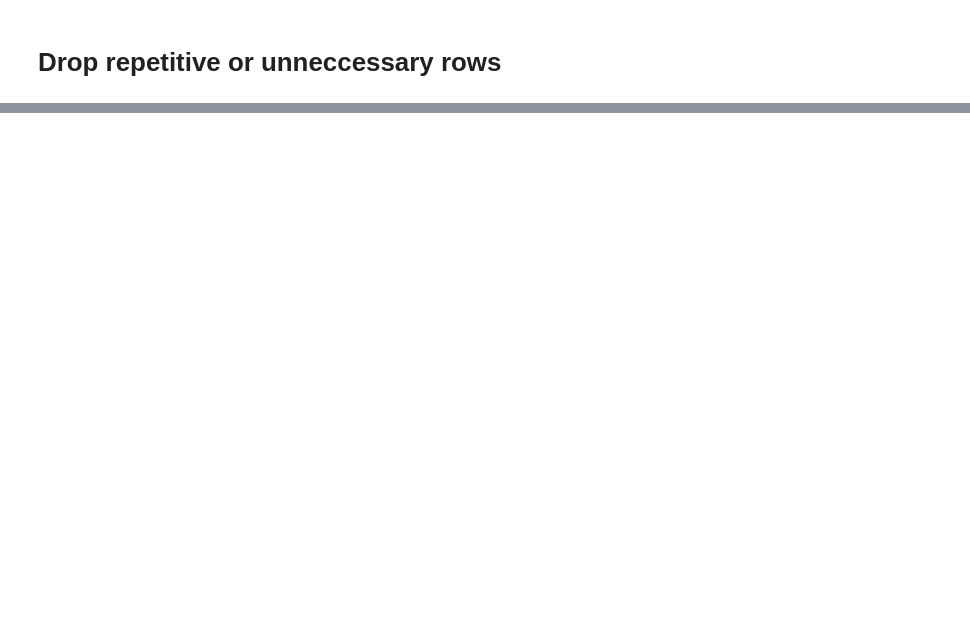
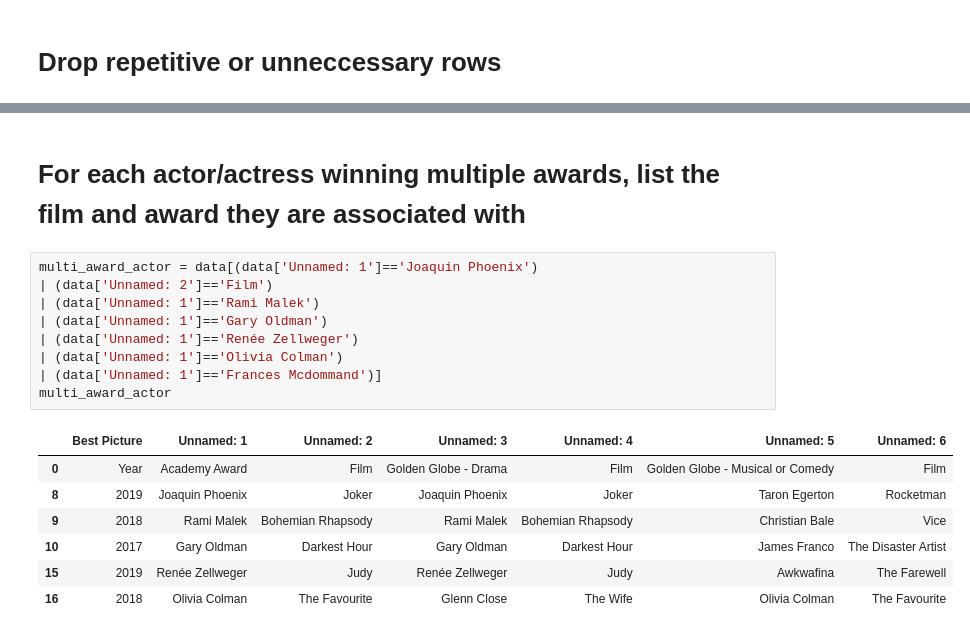
Before and after one commit to UUCompSci/data-visualizations, a Jupyter notebook: Chapter 1/Lab1.ipynb, the cells around one changed output, grey strips where cells are left out. Drawn from its saved outputs; the diff is of its cells as text; blank space fills up the shorter version.

```diff
--- a/Chapter 1/Lab1.ipynb
+++ b/Chapter 1/Lab1.ipynb
@@ -115,0 +142,19 @@ data.drop(index=[4, 5, 7, 11, 12, 14])
+# %% [markdown]
+# For each actor/actress winning multiple awards, list the film and award they are associated with
+# %%
+multi_award_actor = data[(data['Unnamed: 1']=='Joaquin Phoenix')
+| (data['Unnamed: 2']=='Film')
+| (data['Unnamed: 1']=='Rami Malek')
+| (data['Unnamed: 1']=='Gary Oldman')
+| (data['Unnamed: 1']=='Renée Zellweger')
+| (data['Unnamed: 1']=='Olivia Colman')
+| (data['Unnamed: 1']=='Frances Mcdommand')]
+multi_award_actor
+# %% [output]
+|  | Best Picture | Unnamed: 1 | Unnamed: 2 | Unnamed: 3 | Unnamed: 4 | Unnamed: 5 | Unnamed: 6 |
+| 0 | Year | Academy Award | Film | Golden Globe - Drama | Film | Golden Globe - Musical or Comedy | Film |
+| 8 | 2019 | Joaquin Phoenix | Joker | Joaquin Phoenix | Joker | Taron Egerton | Rocketman |
+| 9 | 2018 | Rami Malek | Bohemian Rhapsody | Rami Malek | Bohemian Rhapsody | Christian Bale | Vice |
+| 10 | 2017 | Gary Oldman | Darkest Hour | Gary Oldman | Darkest Hour | James Franco | The Disaster Artist |
+| 15 | 2019 | Renée Zellweger | Judy | Renée Zellweger | Judy | Awkwafina | The Farewell |
+| 16 | 2018 | Olivia Colman | The Favourite | Glenn Close | The Wife | Olivia Colman | The Favourite |
```
Also changed, not shown: parts of 7 cells of this notebook, 2 other files.
